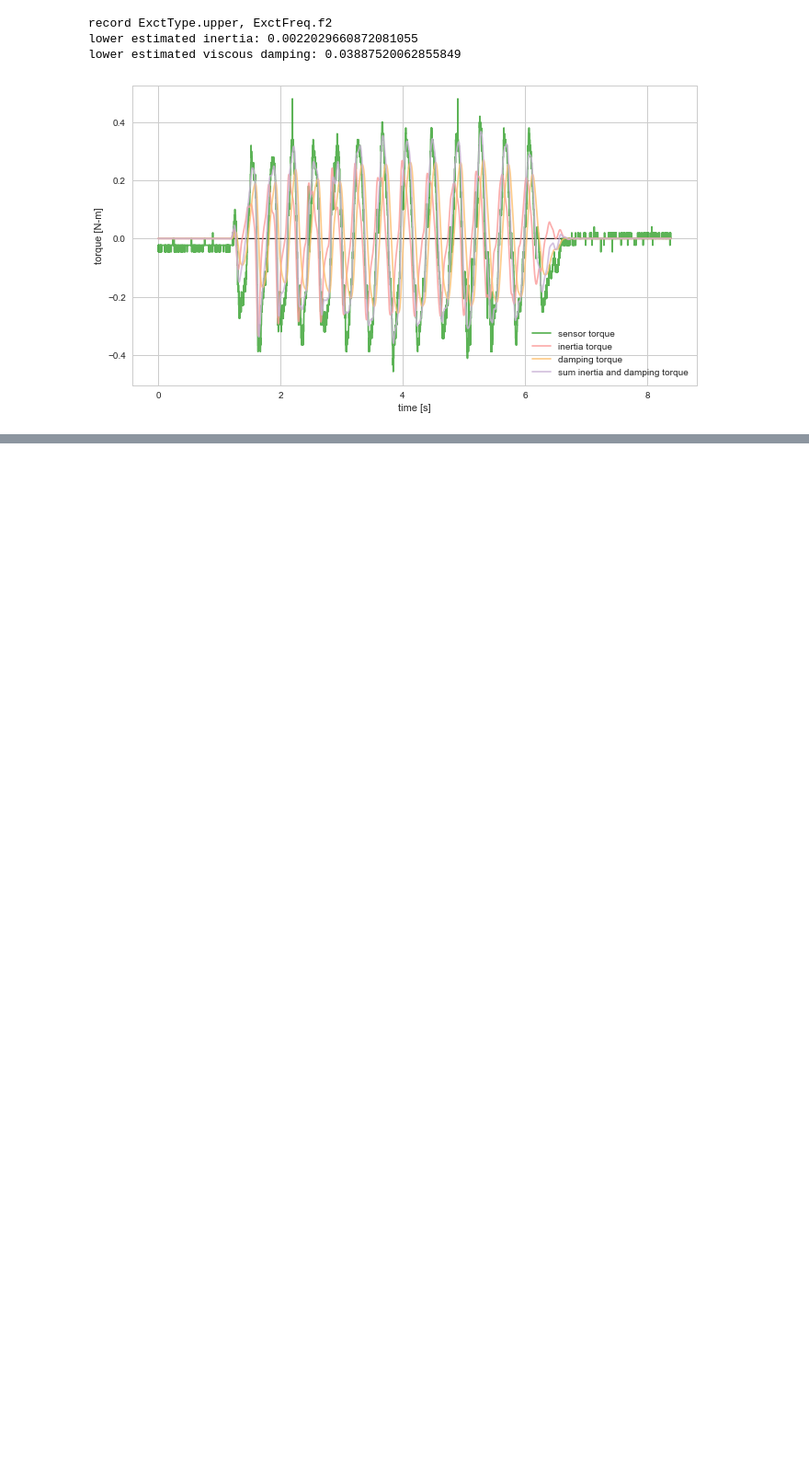
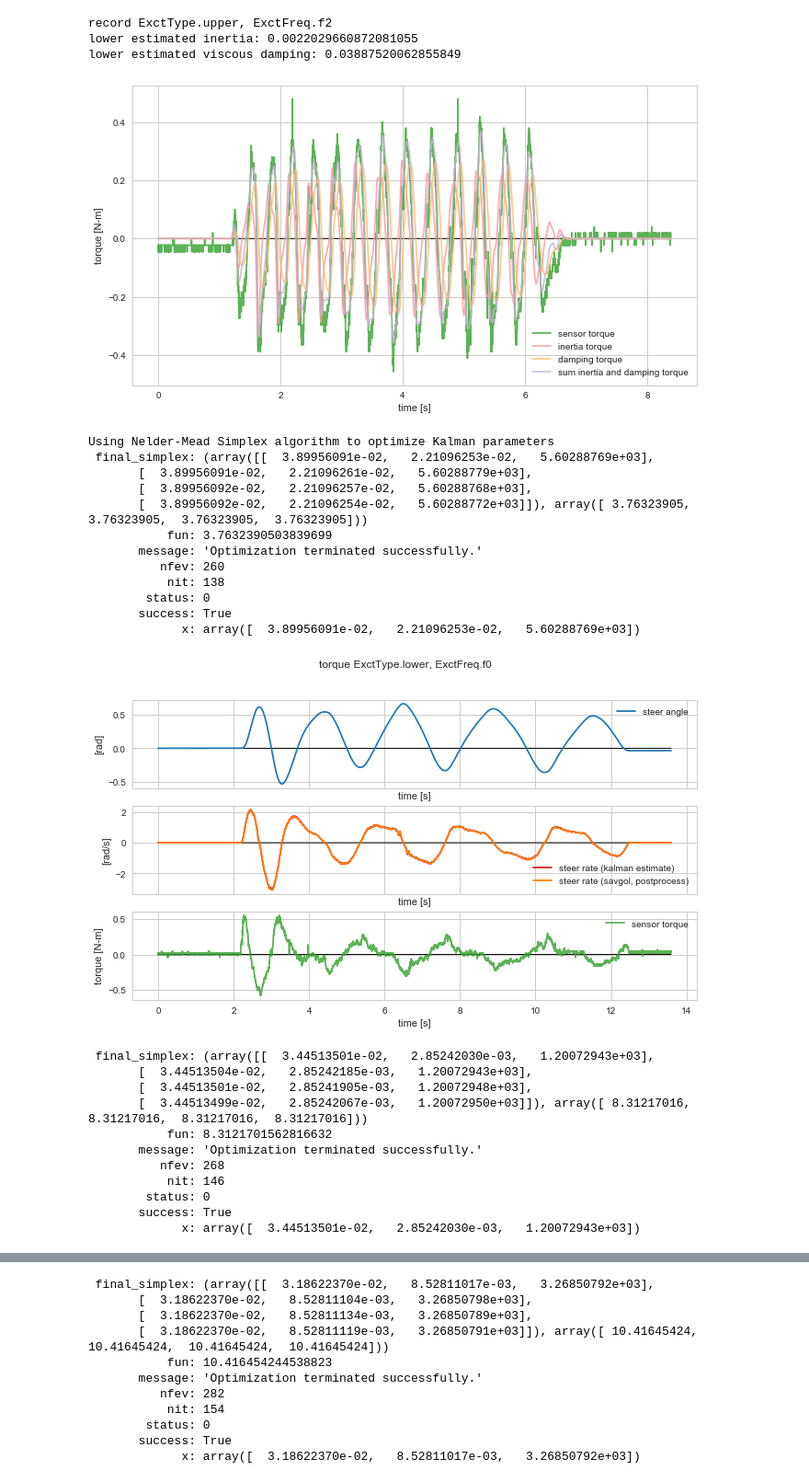
Before and after one commit to oliverlee/phobos, a Jupyter notebook: projects/reldresal/steer_assembly_parameters.ipynb, the cells around one changed output, grey strips where cells are left out. Shown at 92% size. Drawn from its saved outputs; the diff is of its cells as text; code cells hidden in the pictures; blank space fills up the shorter version.

```diff
--- a/projects/reldresal/steer_assembly_parameters.ipynb
+++ b/projects/reldresal/steer_assembly_parameters.ipynb
@@ -182,7 +182,7 @@ def kalman_system_matrices(inertia, damping, timestep):
 # %%
 from phobos.kalman import Kalman
 
-def plot_data(record, show_plot=True):
+def plot_data(record, kalman_params=None, show_plot=True):
     colors = sns.color_palette('Paired', 10)
     fig, ax = plt.subplots(3, 1, figsize=(11, 6), sharex=True)
 
@@ -190,10 +190,13 @@ def plot_data(record, show_plot=True):
     kistler_torque = convert_adc_nm(record)
 
     ## Kalman parameters the give a good fit
-    m = 0.03        # lower assembly inertia
-    b = 0.099       # lower assembly damping
+    if kalman_params is None:
+        m = 0.03        # lower assembly inertia
+        b = 0.099       # lower assembly damping
+        q = 100         # process noise covariance coefficient
+    else:
+        m, b, q = kalman_params
     dt = 0.001      # timestep
-    q = 100         # process noise covariance coefficient
     A, B, C, D, Q, R = kalman_system_matrices(m, b, dt)
     u = kistler_torque.reshape((-1, 1, 1))
     z = steer_angle.reshape((-1, 1, 1))
@@ -236,3 +239,61 @@ def plot_data(record, show_plot=True):
     if show_plot:
         plt.show()
     return fig, ax
+# %%
+print('Using Nelder-Mead Simplex algorithm to optimize Kalman parameters')
+from scipy.optimize import minimize
+
+def make_func_velocity_fit(record):
+    def velocity_fit(x):
+        # get Kalman estimated steer rate
+        dt = 0.001
+        m, b, q = x
+        steer_angle = record.data.steer_angle
+        kistler_torque = convert_adc_nm(record)
+        u = kistler_torque.reshape((-1, 1, 1))
+        z = steer_angle.reshape((-1, 1, 1))
+        A, B, C, D, Q, R = kalman_system_matrices(m, b, dt)
+        kalman = Kalman(A, B, C, D, q*Q, R)
+        est = kalman.estimate_state(u, z)
+        steer_rate = est[:, 1]
+
+        # get expected steer rate with Savitzky-Golay
+        steer_rate_sg = sg_filter(steer_angle, 1, dt)
+
+        return ((steer_rate - steer_rate_sg)**2).sum()
+    return velocity_fit
+
+for r in records:
+    x0 = (0.03, # initial guess m
+          0.099,# initial guess b
+          100)  # initial guess q
+    f = make_func_velocity_fit(r)
+    result = scipy.optimize.minimize(f, x0, method='nelder-mead',
+                                     options={'maxfev':1000})
+    print(result)
+    plot_data(r, kalman_params=result.x)
+# %% [output]
+Using Nelder-Mead Simplex algorithm to optimize Kalman parameters
+ final_simplex: (array([[  3.89956091e-02,   2.21096253e-02,   5.60288769e+03],
+       [  3.89956091e-02,   2.21096261e-02,   5.60288779e+03],
+       [  3.89956092e-02,   2.21096257e-02,   5.60288768e+03],
+       [  3.89956092e-02,   2.21096254e-02,   5.60288772e+03]]), array([ 3.76323905,  3.76323905,  3.76323905,  3.76323905]))
+           fun: 3.7632390503839699
+       message: 'Optimization terminated successfully.'
+          nfev: 260
+           nit: 138
+        status: 0
+       success: True
+             x: array([  3.89956091e-02,   2.21096253e-02,   5.60288769e+03])
+[figure, added]
+ final_simplex: (array([[  3.44513501e-02,   2.85242030e-03,   1.20072943e+03],
+       [  3.44513504e-02,   2.85242185e-03,   1.20072943e+03],
+       [  3.44513501e-02,   2.85241905e-03,   1.20072948e+03],
+       [  3.44513499e-02,   2.85242067e-03,   1.20072950e+03]]), array([ 8.31217016,  8.31217016,  8.31217016,  8.31217016]))
+           fun: 8.3121701562816632
+       message: 'Optimization terminated successfully.'
+          nfev: 268
+           nit: 146
+        status: 0
+       success: True
+             x: array([  3.44513501e-02,   2.85242030e-03,   1.20072943e+03])
@@ -238,0 +301,11 @@ def plot_data(record, show_plot=True):
+ final_simplex: (array([[  3.18622370e-02,   8.52811017e-03,   3.26850792e+03],
+       [  3.18622370e-02,   8.52811104e-03,   3.26850798e+03],
+       [  3.18622370e-02,   8.52811134e-03,   3.26850789e+03],
+       [  3.18622370e-02,   8.52811119e-03,   3.26850791e+03]]), array([ 10.41645424,  10.41645424,  10.41645424,  10.41645424]))
+           fun: 10.416454244538823
+       message: 'Optimization terminated successfully.'
+          nfev: 282
+           nit: 154
+        status: 0
+       success: True
+             x: array([  3.18622370e-02,   8.52811017e-03,   3.26850792e+03])
```
Also changed, not shown: parts of 3 cells of this notebook.
